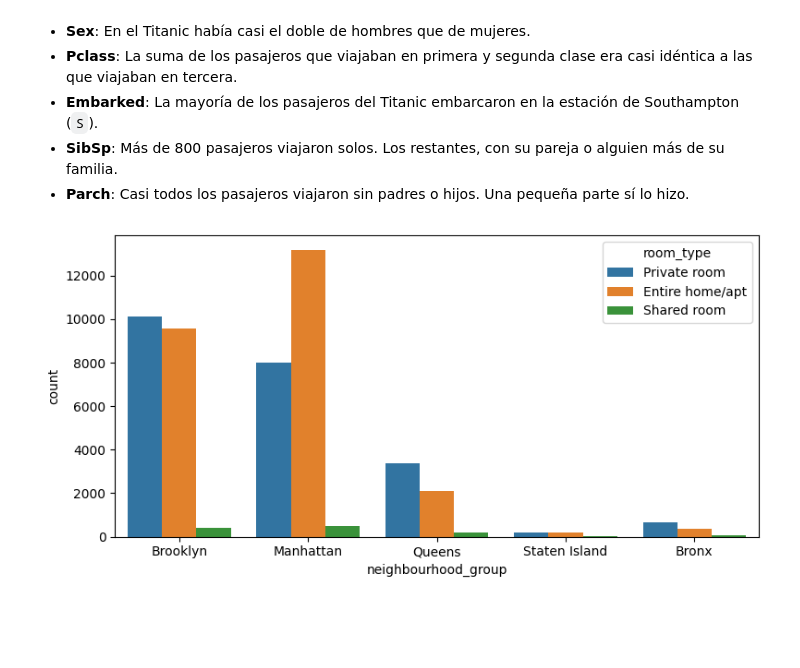
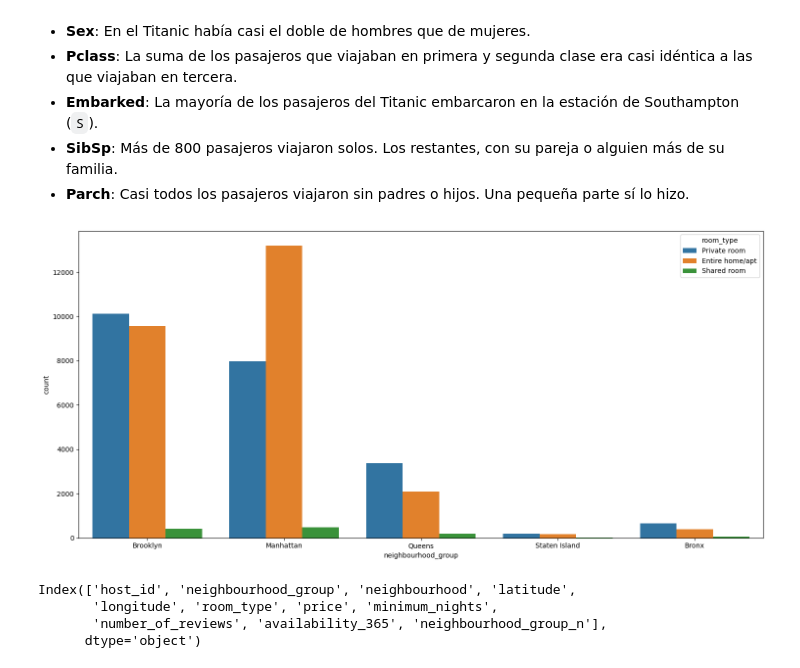
Before and after one commit to Jmajado/machine-learning-python-template, a Jupyter notebook: src/explore.ipynb, the cells around one changed output. Drawn from its saved outputs; the diff is of its cells as text; code cells hidden in the pictures; blank space fills up the shorter version.

```diff
--- a/src/explore.ipynb
+++ b/src/explore.ipynb
@@ -50,7 +50,7 @@ datos.duplicated().sum()
 # %% [output]
 np.int64(0)
 # %%
-data_limpio = datos.drop(["id","name", "host_name","number_of_reviews", "last_review", "reviews_per_month", "calculated_host_listings_count" ], axis = 1, inplace = False)
+data_limpio = datos.drop(["id","name", "host_name", "last_review", "reviews_per_month","calculated_host_listings_count" ], axis = 1, inplace = False)
 data_limpio.head()
 # %% [output]
 |  | host_id | neighbourhood_group | neighbourhood | latitude | longitude | room_type | price | minimum_nights | ... |
@@ -132,13 +131,13 @@ plt.show()
 # %%
 #Analisis categorico-categorico
 
-plt.figure(figsize=(8,4))
-sns.countplot( data = data_limpio, x = "neighbourhood_group", hue = "room_type")
+fig, axis = plt.subplots(figsize = (15, 7))
+sns.countplot(data = data_limpio, x = "neighbourhood_group", hue = "room_type")
 
 
 plt.tight_layout()
 
 
 plt.show()
 # %% [output]
-[figure, old version]
+[figure, new version]
@@ -144,0 +161,7 @@ plt.show()
+# %%
+data_limpio.columns
+# %% [output]
+Index(['host_id', 'neighbourhood_group', 'neighbourhood', 'latitude',
+       'longitude', 'room_type', 'price', 'minimum_nights',
+       'number_of_reviews', 'availability_365', 'neighbourhood_group_n'],
+      dtype='object')
```
Also changed, not shown: parts of 15 cells of this notebook, 8 other files.
